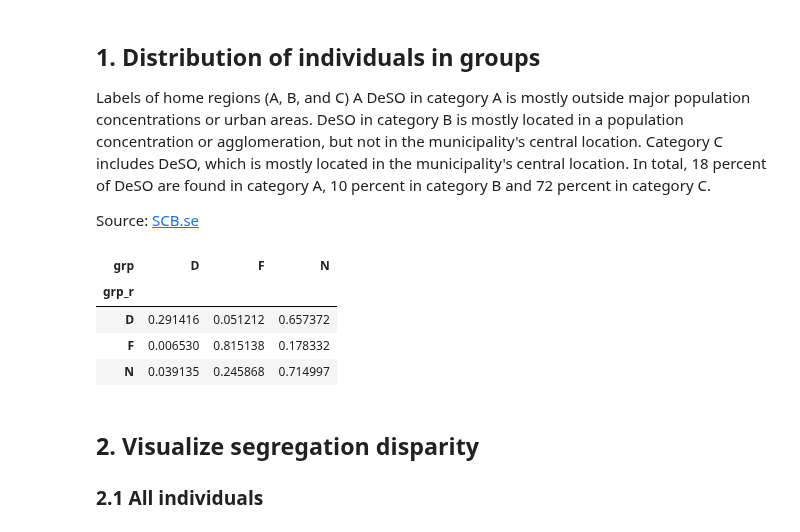
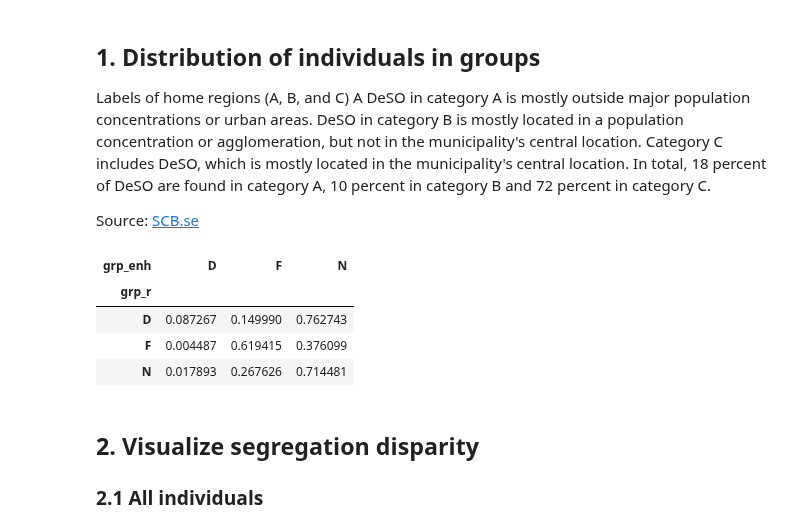
Before and after one commit to MobiSegInsights/mobi-social-segregation-se, a Jupyter notebook: src/MobiSegInsightsSE.models.1.0/45-model-seg-e-vs-r-sims.ipynb, the cells around one changed output. Cells and saved outputs as stored; diff of their text form; code cells hidden in the pictures.

```diff
--- a/src/MobiSegInsightsSE.models.1.0/45-model-seg-e-vs-r-sims.ipynb
+++ b/src/MobiSegInsightsSE.models.1.0/45-model-seg-e-vs-r-sims.ipynb
@@ -51,3 +55,10 @@ Name: 0, dtype: object
 df.loc[:, 'deso_2'] = df['region'].apply(lambda x: x[0:2])
 df.loc[:, 'region_cat'] = df['region']. \
     apply(lambda x: 'Rural/Suburban' if x[4] in ('A', 'B') else 'Urban')
+# %%
+# Simulation results
+df_sim = pd.read_parquet('results/seg_sims.parquet')
+df_sim = pd.merge(df_sim, df.drop(columns=['wt_p', 'ice_r', 'ice_e', 'grp_r', 'grp']), how='left')
+rg_dict = {'01': 'Stockholm', '12': 'Malmo', '14': 'Gothenburg'}
+df_sim.loc[:, 'region'] = df_sim.loc[:, 'deso_2'].apply(lambda x: rg_dict[x] if x in rg_dict else 'Other')
+df_sim.iloc[0]
@@ -53,0 +83,5 @@ df.loc[:, 'region_cat'] = df['region']. \
+# %%
+df = pd.merge(df, df_sim[['uid', 'ice_enh', 'grp_enh']], on='uid', how='left')
+df = df.loc[df.grp_enh != 'NN', :]
+df.dropna(how='any', inplace=True)
+print(df.uid.nunique())
@@ -58,15 +94,15 @@ A DeSO in category A is mostly outside major population concentrations or urban
 
 Source: [SCB.se](https://www.scb.se/hitta-statistik/regional-statistik-och-kartor/regionala-indelningar/deso---demografiska-statistikomraden/)
 # %%
-pivot_df = df.pivot_table(index='grp_r', columns='grp', values='wt_p', aggfunc='sum', fill_value=0)
+pivot_df = df.pivot_table(index='grp_r', columns='grp_enh', values='wt_p', aggfunc='sum', fill_value=0)
 pivot_df = pivot_df.div(pivot_df.sum(axis=1), axis=0)
 pivot_df
 # %% [output]
-| grp | D | F | N |
+| grp_enh | D | F | N |
 | grp_r |  |  |  |
-| D | 0.291416 | 0.051212 | 0.657372 |
-| F | 0.006530 | 0.815138 | 0.178332 |
-| N | 0.039135 | 0.245868 | 0.714997 |
+| D | 0.087267 | 0.149990 | 0.762743 |
+| F | 0.004487 | 0.619415 | 0.376099 |
+| N | 0.017893 | 0.267626 | 0.714481 |
 # %%
 df_grp_change = pivot_df.stack().reset_index()
 df_grp_change.columns = ['Residential', 'Experienced', 'Share']
```
Also changed, not shown: parts of 33 cells of this notebook, 47 other files.
